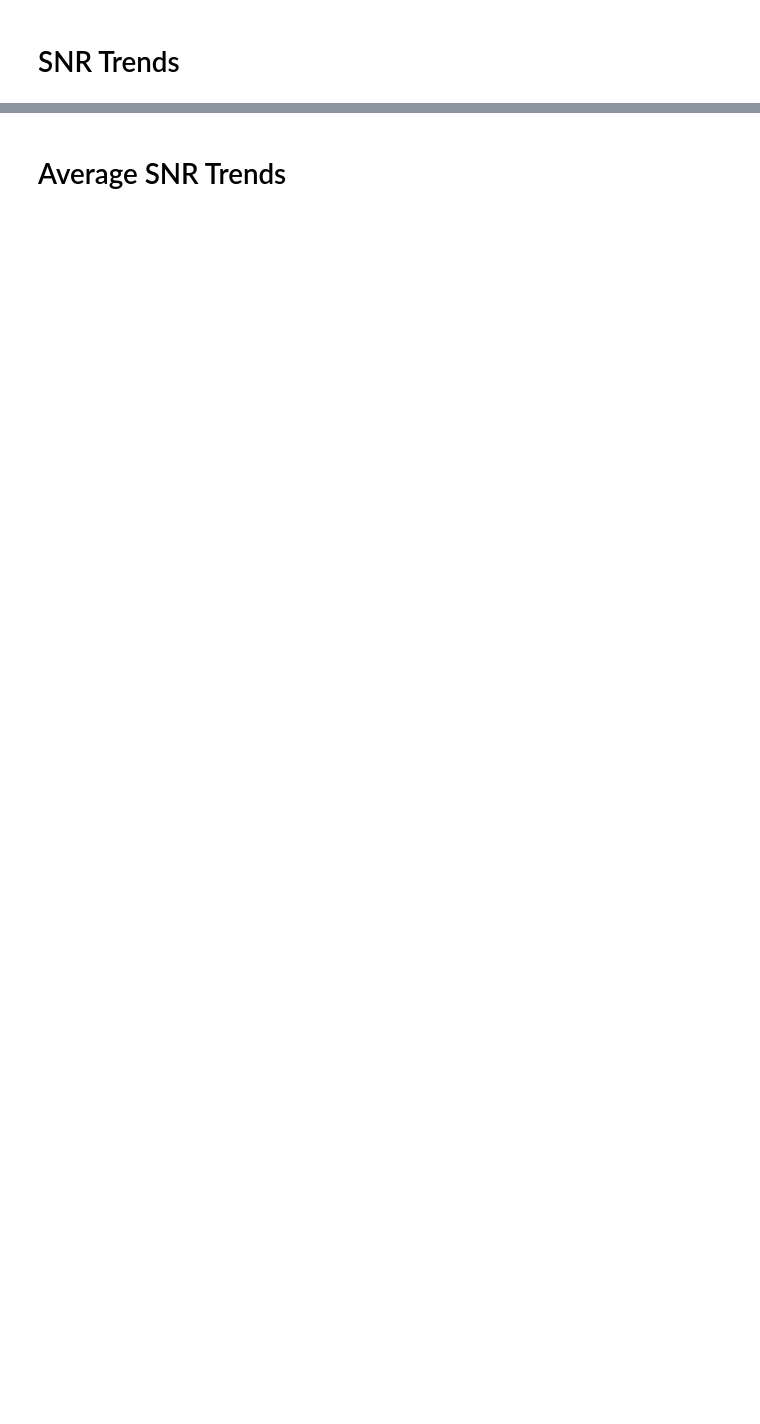
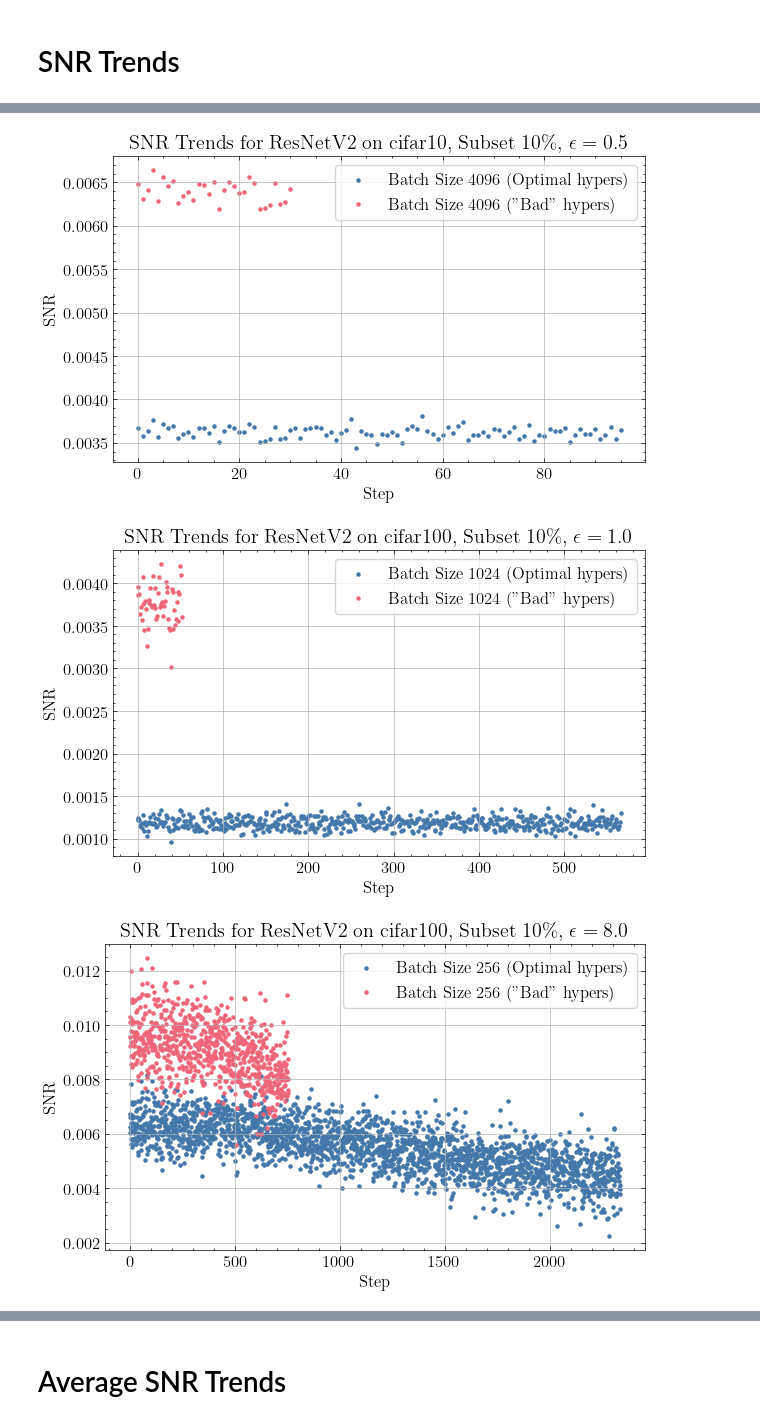
Before and after one commit to DPBayes/dpdl, a Jupyter notebook: experiments/notebooks/05-signal-to-noise-ratio-for-batch-size-variation.ipynb, the cells around one changed output, grey strips where cells are left out. Saved outputs shown, nothing was run; the diff lists cells and outputs as text; code cells hidden in the pictures; blank space fills up the shorter version.

```diff
--- a/experiments/notebooks/05-signal-to-noise-ratio-for-batch-size-variation.ipynb
+++ b/experiments/notebooks/05-signal-to-noise-ratio-for-batch-size-variation.ipynb
@@ -200,0 +226,47 @@ plot_snr_trends(merged_df, output_dir=OUTPUT_DIR)
+# %%
+def plot_filtered_snr_trends(merged_df1, merged_df2, output_dir=None, image_prefix=None):
+    # Ensure both DataFrames are sorted
+    merged_df1.sort_values(['model_name', 'dataset_name', 'subset_size', 'epsilon', 'batch_size'], inplace=True)
+    merged_df2.sort_values(['model_name', 'dataset_name', 'subset_size', 'epsilon', 'batch_size'], inplace=True)
+
+    # Find matching experiments in both DataFrames
+    common = pd.merge(merged_df1, merged_df2, on=['model_name', 'dataset_name', 'subset_size', 'epsilon', 'batch_size'], how='inner', suffixes=('_df1', '_df2'))
+    unique_combinations = common[['model_name', 'dataset_name', 'subset_size', 'epsilon', 'batch_size']].drop_duplicates()
+
+    # Plotting
+    for index, row in unique_combinations.iterrows():
+        fig, ax = get_figure((1,1))
+
+        for df, label_suffix in zip([merged_df1, merged_df2], ['Optimal hypers', '"Bad" hypers']):
+            filtered_df = df[(df['model_name'] == row['model_name']) &
+                             (df['dataset_name'] == row['dataset_name']) &
+                             (df['subset_size'] == row['subset_size']) &
+                             (df['epsilon'] == row['epsilon']) &
+                             (df['batch_size'] == row['batch_size'])]
+
+            steps = filtered_df['Step']
+            snr_values = filtered_df['SNR']
+
+            ax.scatter(steps, snr_values, label=f'Batch Size {row["batch_size"]} ({label_suffix})', marker='o', s=5)
+
+        model_name = MODEL_NAME_MAP.get(row['model_name'], row['model_name'])
+        ax.set_title(f'SNR Trends for {model_name} on {row["dataset_name"]}, Subset {int(row["subset_size"]*100)}\%, $\epsilon={row["epsilon"]}$')
+        ax.set_xlabel('Step')
+        ax.set_ylabel('SNR')
+        ax.legend()
+        ax.grid(True)
+
+        if output_dir:
+            filename = f'bad_vs_optimal_SNR_trends_{model_name}_{row["dataset_name"]}_subset{row["subset_size"]}_epsilon{row["epsilon"]}_batch{row["batch_size"]}.png'
+            if image_prefix:
+                filename = f'{image_prefix}_{filename}'
+
+            plt.savefig(os.path.join(output_dir, filename))
+
+        plt.show()
+# %%
+plot_filtered_snr_trends(merged_df, bad_hypers_merged_df, output_dir=OUTPUT_DIR)
+# %% [output]
+[figure, added]
+[figure, added]
+[figure, added]
```
Also changed, not shown: parts of 10 cells of this notebook.
